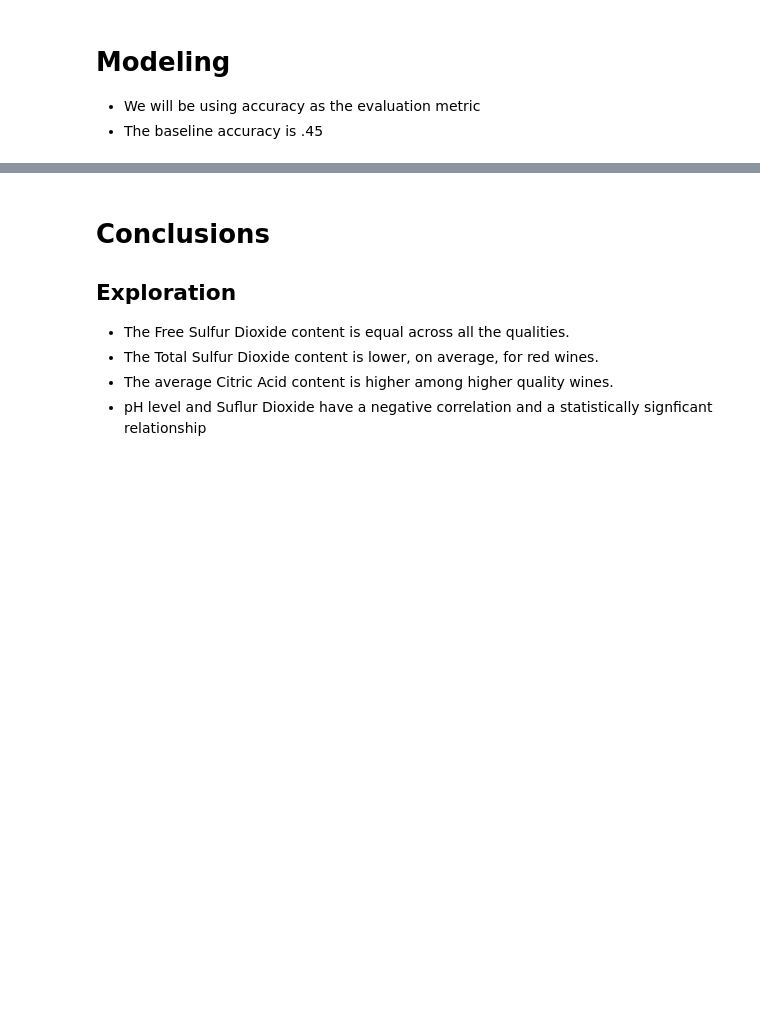
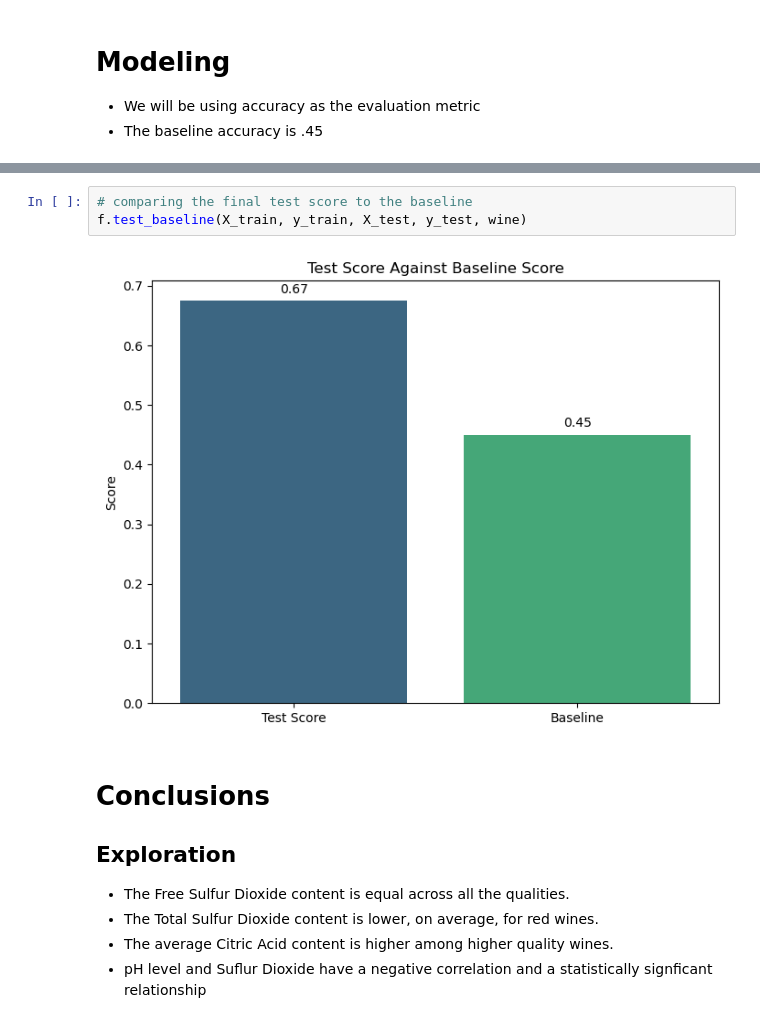
Before and after one commit to Wine-project-noether/Wine_project, a Jupyter notebook: final_report.ipynb, the cells around one changed output, grey strips where cells are left out. Drawn from its saved outputs; the diff is of its cells as text; blank space fills up the shorter version.

```diff
--- a/final_report.ipynb
+++ b/final_report.ipynb
@@ -220,3 +245,8 @@ f.test_score(X_train, y_train, X_test, y_test)
+# %%
+# comparing the final test score to the baseline
+f.test_baseline(X_train, y_train, X_test, y_test, wine)
+# %% [output]
+[figure, added]
 # %% [markdown]
 # Conclusions
 
```
Also changed, not shown: parts of 16 cells of this notebook, 2 other files.
